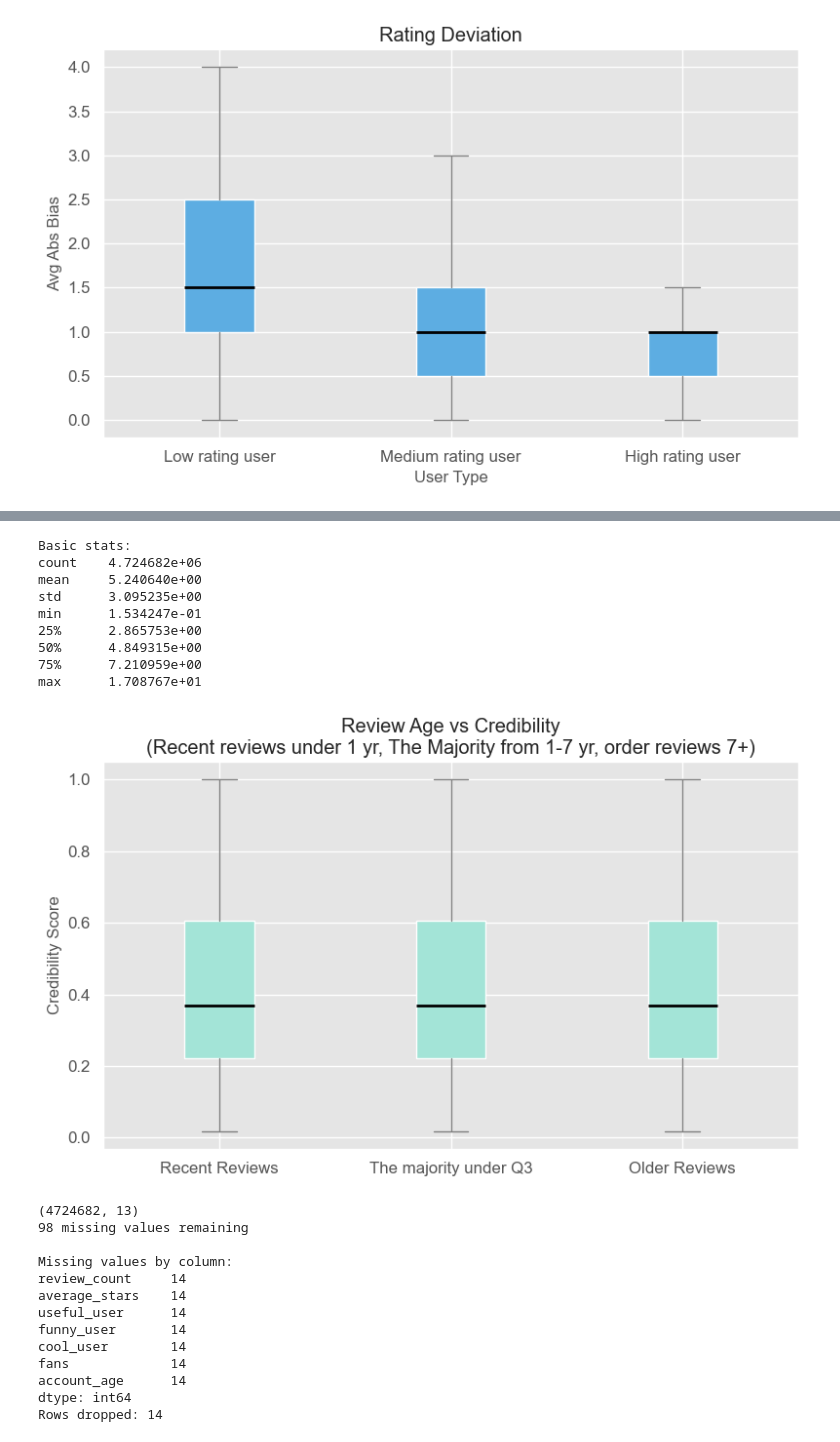
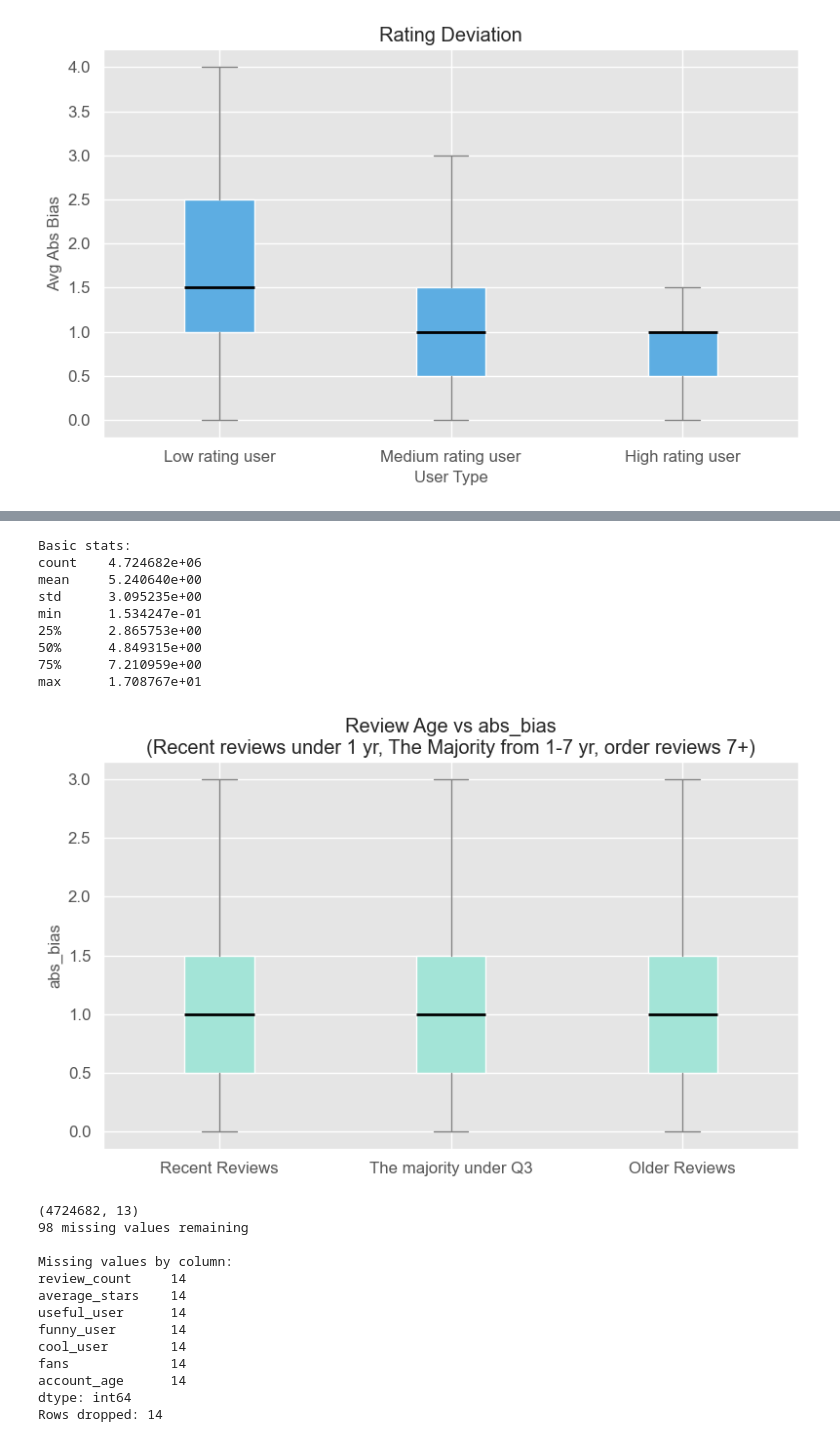
Before and after one commit to Bot-Tomchen/Data1030FinalProject, a Jupyter notebook: Final Project V1.ipynb, the cells around one changed output, grey strips where cells are left out. Cells and saved outputs as stored; diff of their text form; code cells hidden in the pictures.

```diff
--- a/Final Project V1.ipynb
+++ b/Final Project V1.ipynb
@@ -609,10 +609,10 @@ max      1.743562e+01
 # %%
 # Review Age vs Credibility
-plot4 = df[['review_age_days', 'credibility_score']].copy()
+plot4 = df_clean[['review_age_days', 'abs_bias']].copy()
 plot4['review_age_years'] = plot4['review_age_days'] / 365
 
 #check some basic data for classify age groups
-reviewagenum = df['review_age_years'].dropna().astype(float)
+reviewagenum = plot4['review_age_years'].dropna().astype(float)
 print("\nBasic stats:")
 print(reviewagenum.describe().to_string())
 #personal define the recent reviews are 1 yr long rather under 25%
@@ -625,38 +625,37 @@ def classify_review_age(x):
         return "Older Reviews"
 
 plot4['review_group'] = plot4['review_age_years'].apply(classify_review_age)
 order = ["Recent Reviews", "The majority under Q3", "Older Reviews"]
 
 plt.figure(figsize=(8,5))
-data_to_plot = [plot4.loc[plot4['review_group'] == g, 'credibility_score'] for g in order]
+data_to_plot = [plot4.loc[plot4['review_group'] == g, 'abs_bias'] for g in order]
 
 plt.boxplot(
     data_to_plot,
     labels=order,
     patch_artist=True,
     boxprops=dict(facecolor='#A3E4D7', color='white'),
     medianprops=dict(color='black', linewidth=2),
     whiskerprops=dict(color='gray'),
     capprops=dict(color='gray'),
     showfliers=False
 )
-plt.ylabel("Credibility Score")
-plt.title("Review Age vs Credibility")
-plt.title("Review Age vs Credibility\n"
+plt.ylabel("abs_bias")
+plt.title("Review Age vs abs_bias\n"
           "(Recent reviews under 1 yr, The Majority from 1-7 yr, order reviews 7+)")
 plt.tight_layout()
 plt.show()
 # %% [output]
 Basic stats:
 count    4.724682e+06
 mean     5.240640e+00
 std      3.095235e+00
 min      1.534247e-01
 25%      2.865753e+00
 50%      4.849315e+00
 75%      7.210959e+00
 max      1.708767e+01
-[figure, old version]
+[figure, new version]
 # %%
 ############################Part 5 preprocessing data############################
 #now we have the full dataset
```
Also changed, not shown: parts of 3 cells of this notebook.
